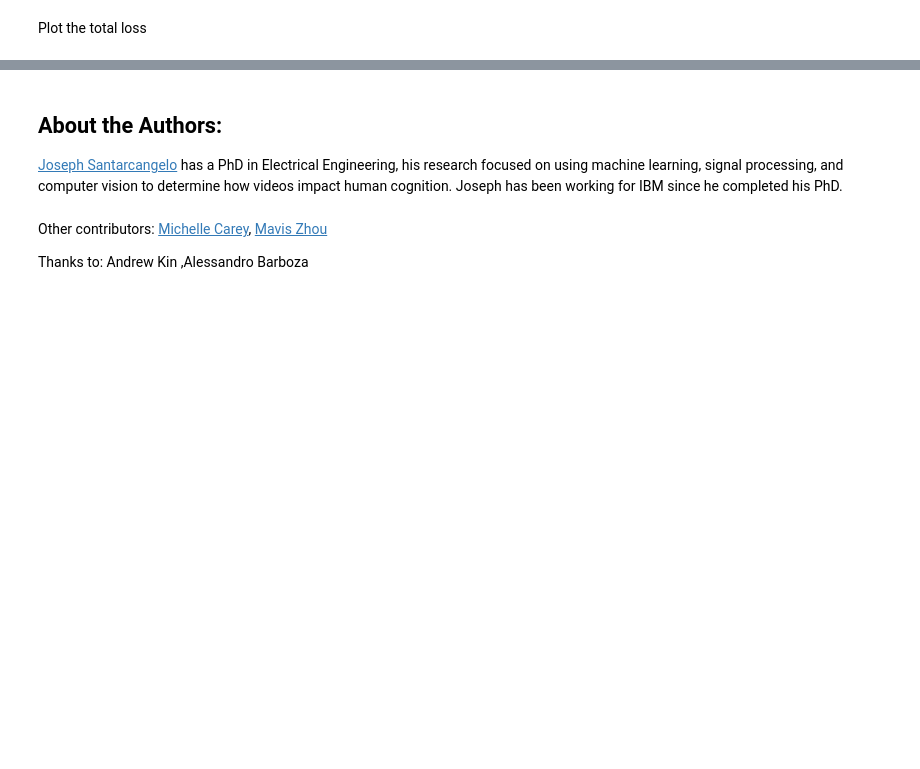
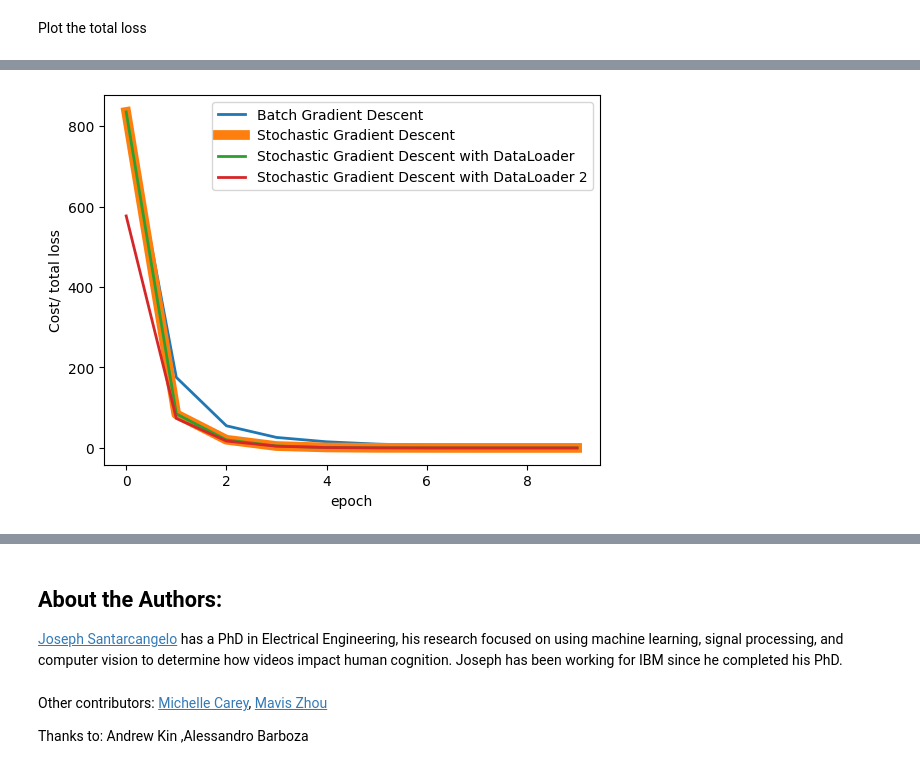
Before and after one commit to Brinkley97/tutorial-coding_languages_and_libraries, a Jupyter notebook: py_torch/coursera/3.1_stochastic_gradient_descent_v3.ipynb, the cells around one changed output, grey strips where cells are left out. Cells and saved outputs as stored; diff of their text form; code cells hidden in the pictures; blank space fills up the shorter version.

```diff
--- a/py_torch/coursera/3.1_stochastic_gradient_descent_v3.ipynb
+++ b/py_torch/coursera/3.1_stochastic_gradient_descent_v3.ipynb
@@ -788,3 +785,18 @@ plt.show()
+# %%
+# Practice: Plot the total loss using LOSS
+
+# Type your code here
+
+plt.plot(LOSS_BGD,label="Batch Gradient Descent", linewidth=2)
+plt.plot(LOSS_SGD,label = "Stochastic Gradient Descent", linewidth=7)
+plt.plot(LOSS_Loader,label="Stochastic Gradient Descent with DataLoader", linewidth=2)
+plt.plot(LOSS_Loader_2,label="Stochastic Gradient Descent with DataLoader 2", linewidth=2)
+plt.xlabel('epoch')
+plt.ylabel('Cost/ total loss')
+plt.legend()
+plt.show()
+# %% [output]
+[figure, added]
 # %% [markdown]
 
 
```
Also changed, not shown: parts of 5 cells of this notebook.
